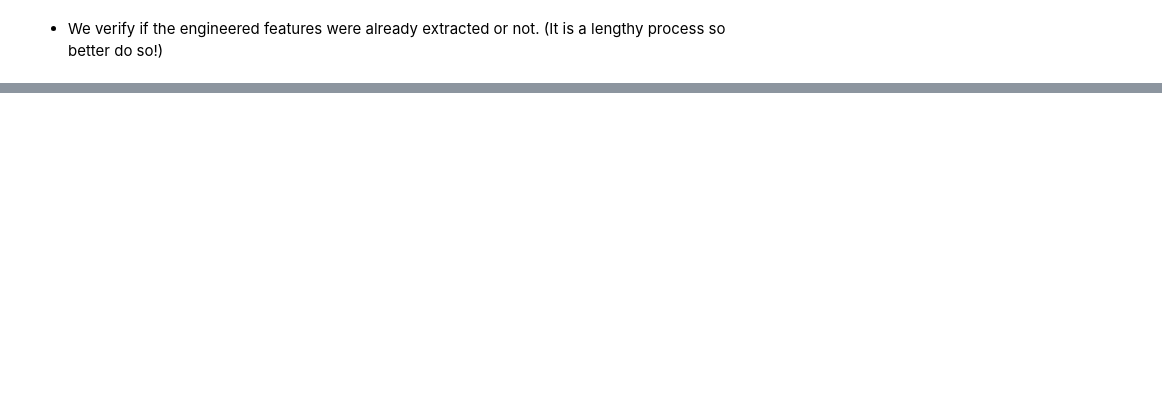
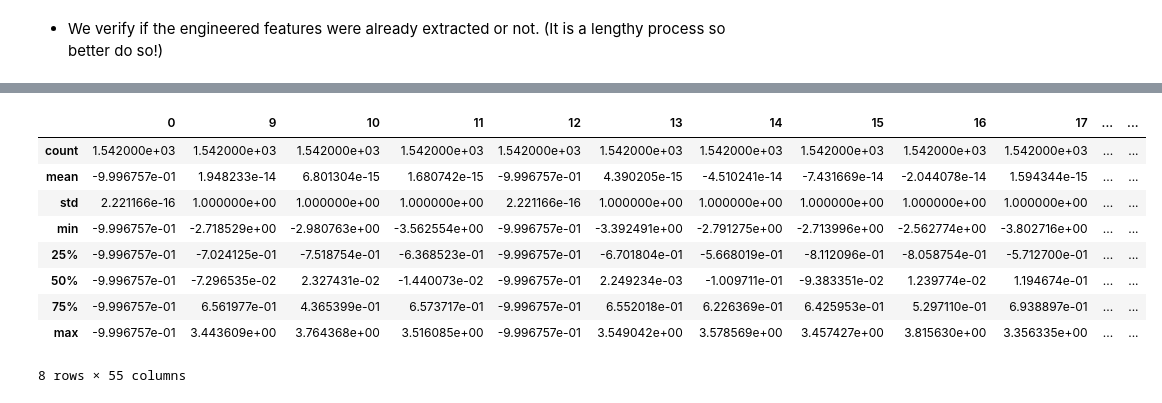
Before and after one commit to Alfredo-Vargas/ai4im, a Jupyter notebook: data/simulated/data_exploration_and_fe_with_helper.ipynb, the cells around one changed output, grey strips where cells are left out. Saved outputs shown, nothing was run; the diff lists cells and outputs as text; code cells hidden in the pictures; blank space fills up the shorter version.

```diff
--- a/data/simulated/data_exploration_and_fe_with_helper.ipynb
+++ b/data/simulated/data_exploration_and_fe_with_helper.ipynb
@@ -230,0 +296,14 @@ Sensor pressure engineered features are: <class 'numpy.ndarray'>, (1542, 22)
+# %%
+# we will not yet drop inplace=Tru the NaN before we will do boxplot it
+full_data_df.dropna(axis=1).describe()  # we drop along the columns axis=1
+# %% [output]
+|  | 0 | 9 | 10 | 11 | 12 | 13 | 14 | 15 | 16 | 17 | ... | ... |
+| count | 1.542000e+03 | 1.542000e+03 | 1.542000e+03 | 1.542000e+03 | 1.542000e+03 | 1.542000e+03 | 1.542000e+03 | 1.542000e+03 | 1.542000e+03 | 1.542000e+03 | ... | ... |
+| mean | -9.996757e-01 | 1.948233e-14 | 6.801304e-15 | 1.680742e-15 | -9.996757e-01 | 4.390205e-15 | -4.510241e-14 | -7.431669e-14 | -2.044078e-14 | 1.594344e-15 | ... | ... |
+| std | 2.221166e-16 | 1.000000e+00 | 1.000000e+00 | 1.000000e+00 | 2.221166e-16 | 1.000000e+00 | 1.000000e+00 | 1.000000e+00 | 1.000000e+00 | 1.000000e+00 | ... | ... |
+| min | -9.996757e-01 | -2.718529e+00 | -2.980763e+00 | -3.562554e+00 | -9.996757e-01 | -3.392491e+00 | -2.791275e+00 | -2.713996e+00 | -2.562774e+00 | -3.802716e+00 | ... | ... |
+| 25% | -9.996757e-01 | -7.024125e-01 | -7.518754e-01 | -6.368523e-01 | -9.996757e-01 | -6.701804e-01 | -5.668019e-01 | -8.112096e-01 | -8.058754e-01 | -5.712700e-01 | ... | ... |
+| 50% | -9.996757e-01 | -7.296535e-02 | 2.327431e-02 | -1.440073e-02 | -9.996757e-01 | 2.249234e-03 | -1.009711e-01 | -9.383351e-02 | 1.239774e-02 | 1.194674e-01 | ... | ... |
+| 75% | -9.996757e-01 | 6.561977e-01 | 4.365399e-01 | 6.573717e-01 | -9.996757e-01 | 6.552018e-01 | 6.226369e-01 | 6.425953e-01 | 5.297110e-01 | 6.938897e-01 | ... | ... |
+| max | -9.996757e-01 | 3.443609e+00 | 3.764368e+00 | 3.516085e+00 | -9.996757e-01 | 3.549042e+00 | 3.578569e+00 | 3.457427e+00 | 3.815630e+00 | 3.356335e+00 | ... | ... |
+8 rows × 55 columns
```
Also changed, not shown: parts of 35 cells of this notebook, 1 other file.
